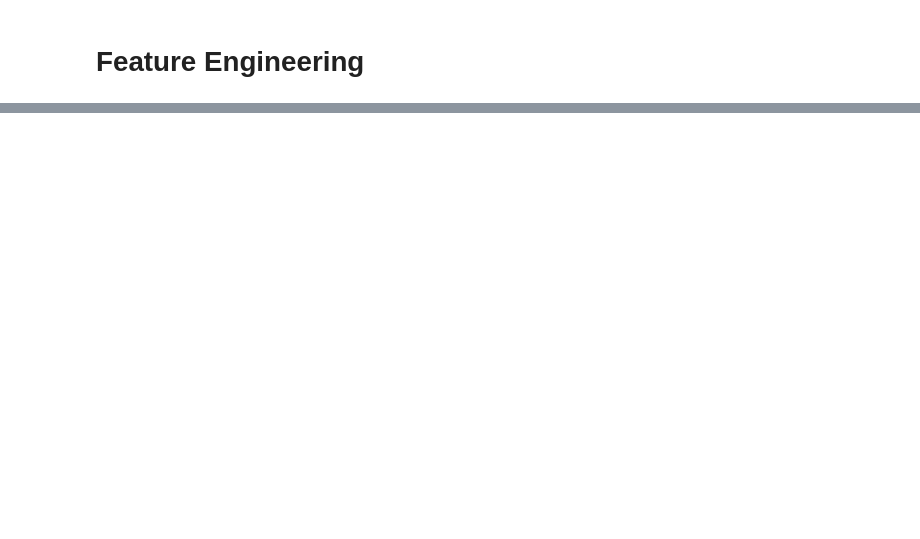
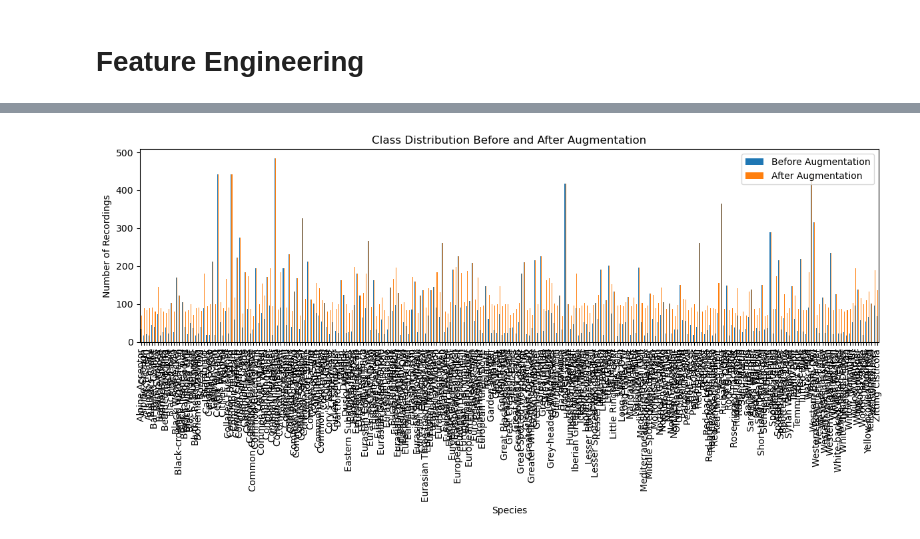
Before and after one commit to Davee02/HSLU.DSPRO1.BirdDetection, a Jupyter notebook: notebooks/05-feature-engineering.ipynb, the cells around one changed output, grey strips where cells are left out. Cells and saved outputs as stored; diff of their text form; code cells hidden in the pictures; blank space fills up the shorter version.

```diff
--- a/notebooks/05-feature-engineering.ipynb
+++ b/notebooks/05-feature-engineering.ipynb
@@ -151,0 +263,19 @@ Log-Mel spectrogram generation with augmentations complete.
+# %%
+# Combine the counts into a DataFrame
+counts_df = pd.DataFrame({
+    'Before Augmentation': species_counts,
+    'After Augmentation': species_counts_after_aug_series
+})
+
+# Ensure the indices align
+counts_df = counts_df.fillna(0)
+
+# Plotting the combined class distributions
+counts_df.plot(kind='bar', figsize=(12, 6))
+plt.title('Class Distribution Before and After Augmentation')
+plt.xlabel('Species')
+plt.ylabel('Number of Recordings')
+plt.tight_layout()
+plt.show()
+# %% [output]
+[figure, added]
```
Also changed, not shown: parts of 5 cells of this notebook.
